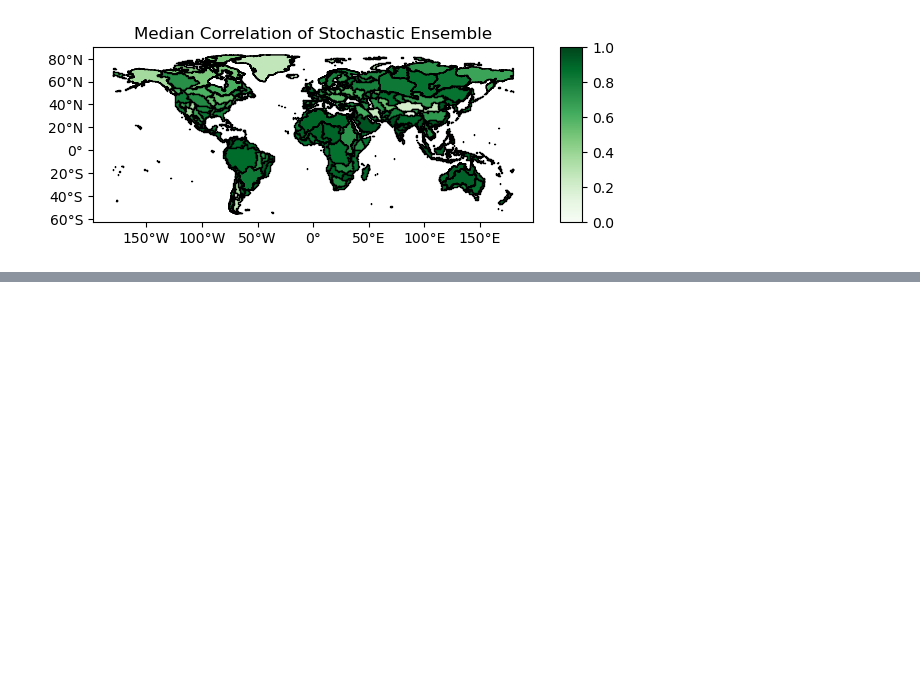
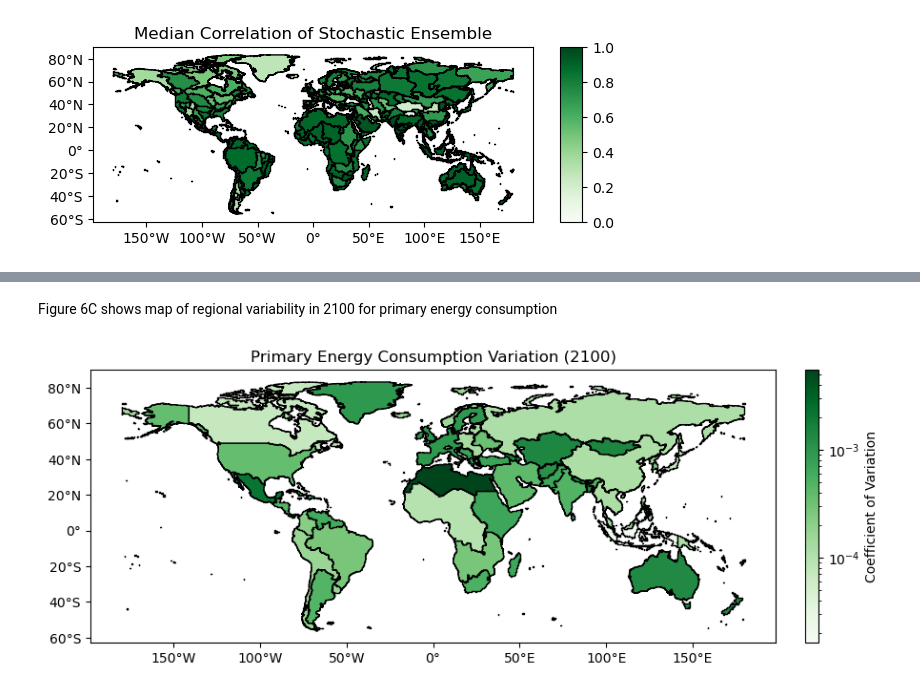
Before and after one commit to abirnb01/birnbaum-etal_2024_HydroVariability, a Jupyter notebook: Code/main_figures.ipynb, the cells around one changed output, grey strips where cells are left out. Saved outputs shown, nothing was run; the diff lists cells and outputs as text; code cells hidden in the pictures; blank space fills up the shorter version.

```diff
--- a/Code/main_figures.ipynb
+++ b/Code/main_figures.ipynb
@@ -393,0 +544,43 @@ fig.legend(h[0:],l[0:],title='',loc='lower center',bbox_to_anchor=[0.5,-0.1],nco
+# %% [markdown]
+Figure 6C shows map of regional variability in 2100 for primary energy consumption
+# %%
+#first create ep_2100 variable that is regional energy consumption in 2100 (all sources summed)
+ep_2100 = ep.groupby(['scenario','Units','region','year'])['value'].sum().reset_index()
+ep_2100 = ep_2100[ep_2100.year==2100]
+
+#calculate CV in 2100 for each region
+cv_ep_2100 = ep_2100.groupby(['region','year'])['value'].std()/ep_2100.groupby(['region','year'])['value'].mean()
+cv_ep_2100 = cv_ep_2100.reset_index()
+
+#rename EU_12 and EU_15 regions to match map shapefile
+cv_ep_2100.loc[cv_ep_2100.region=='EU-12','region'] = 'EU_12'
+cv_ep_2100.loc[cv_ep_2100.region=='EU-15','region'] = 'EU_15'
+
+#merge with gcam_regions shapefile for mapping
+cv_ep_2100 = gcam_regions.merge(cv_ep_2100,on=['region'])
+
+fig,ax = plt.subplots(1,1,figsize=(10,10))
+divider = make_axes_locatable(ax)
+cax = divider.append_axes("right", size="2%", pad=0.2)
+
+cv_ep_2100.plot(ax=ax,cax=cax,column='value',cmap='Greens',edgecolor='k',
+                norm=mcolors.LogNorm(vmin=cv_ep_2100.value.min(), vmax=cv_ep_2100.value.max()),
+               legend=True,legend_kwds={'orientation':'vertical',
+                                       'label':'Coefficient of Variation'})
+ax.set_title('Primary Energy Consumption Variation (2100)')
+
+# #making latitude/longitude text labels smaller
+ #label maps with lat/lon coordinates
+axlbl = fig.axes[0] #https://gist.github.com/sebbacon/60ceec549f1d461af4543ccc5024c095?short_path=839cef5
+ticksizes = axlbl.figure
+cb_ax = ticksizes.axes[0]
+cb_ax.tick_params()
+
+cb_ax.set_xticks([-150,-100,-50,0,50,100,150])
+cb_ax.set_yticks([-60,-40,-20,0,20,40,60,80])
+cb_ax.set_xticklabels(['150°W','100°W','50°W','0°','50°E','100°E','150°E'])
+cb_ax.set_yticklabels(['60°S','40°S','20°S','0°','20°N','40°N','60°N','80°N'])
+
+plt.show()
+# %% [output]
+[figure, added]
```
Also changed, not shown: parts of 47 cells of this notebook, 4 other files.
